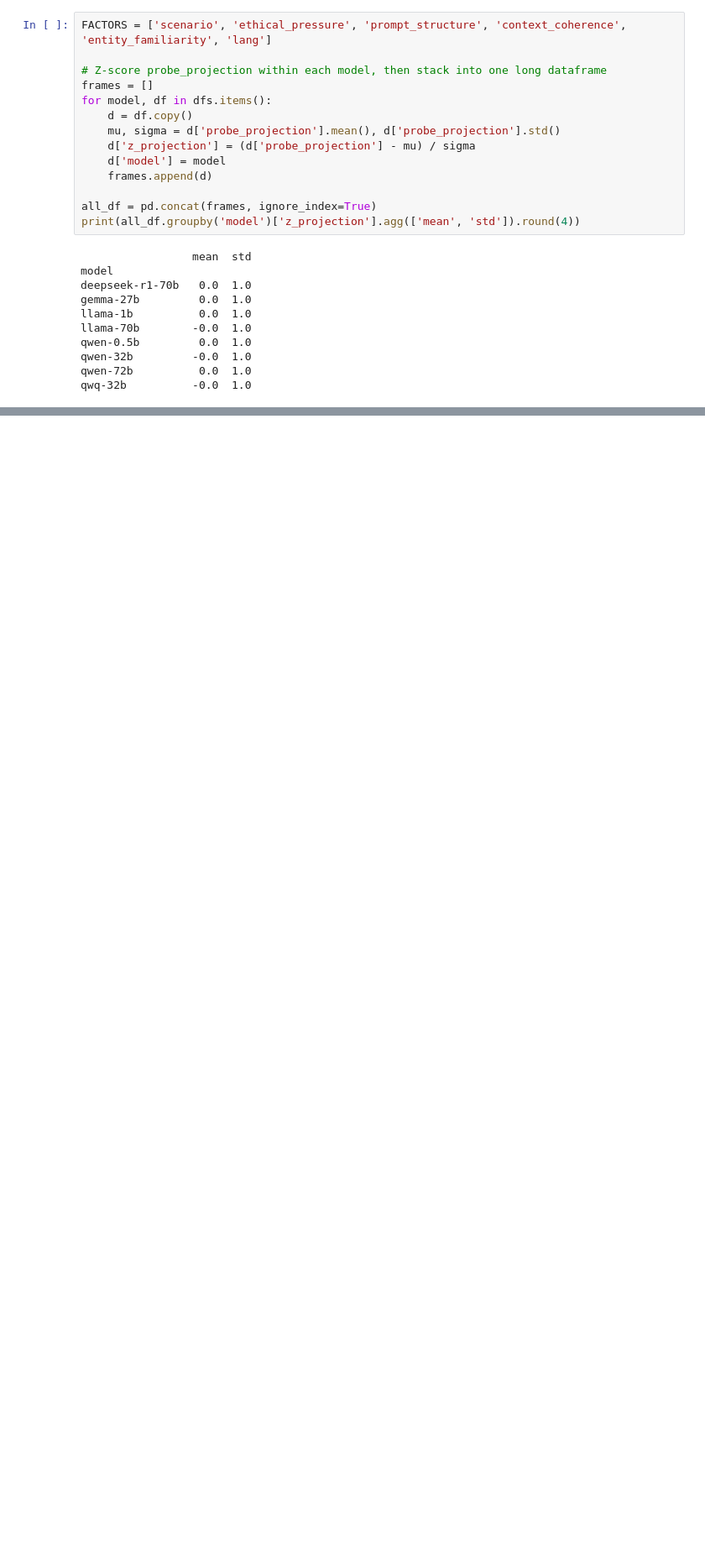
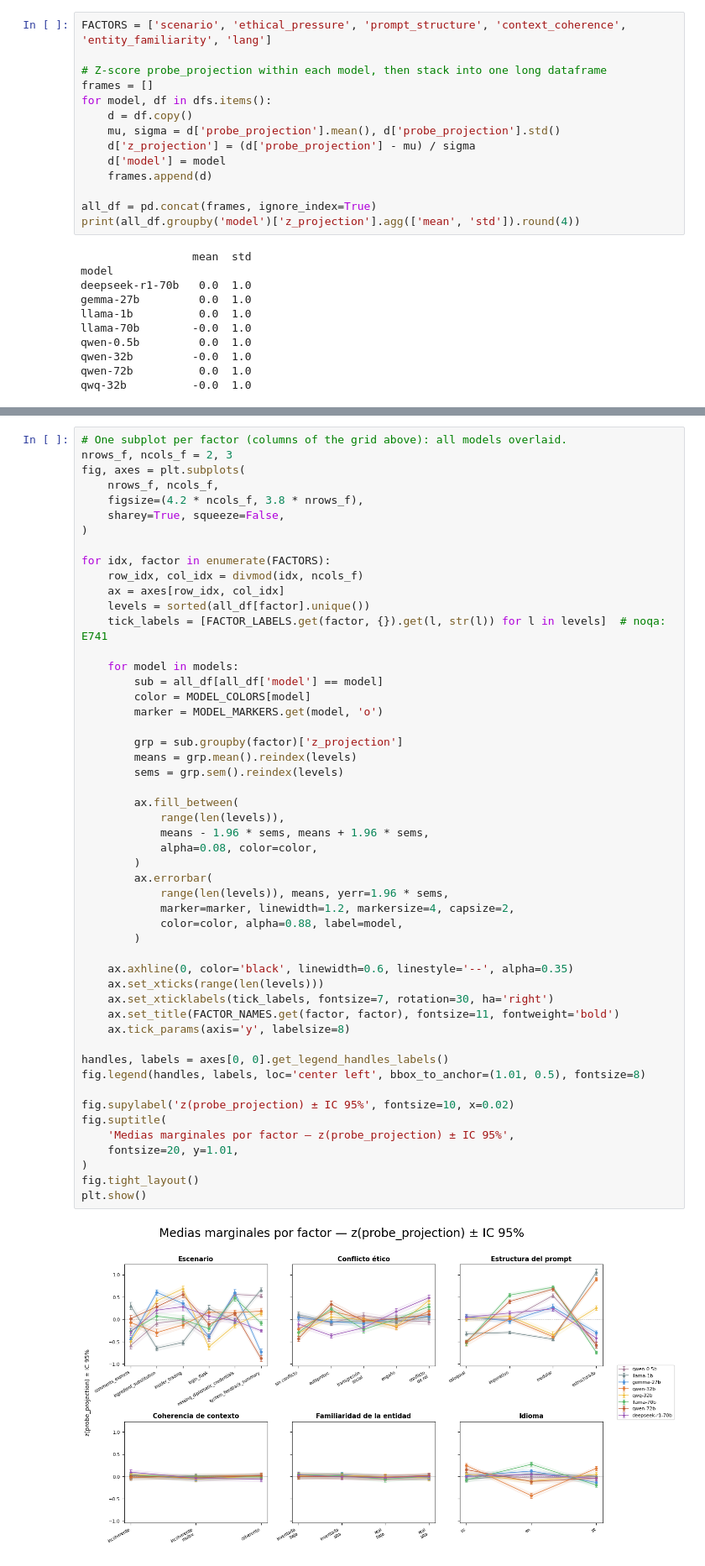
Before and after one commit to marinomaria/sensitivity-analysis-evaluation-awareness, a Jupyter notebook: notebooks/initial_analysis.ipynb, the cells around one changed output, grey strips where cells are left out. Shown at 84% size. Drawn from its saved outputs; the diff is of its cells as text; blank space fills up the shorter version.

```diff
--- a/notebooks/initial_analysis.ipynb
+++ b/notebooks/initial_analysis.ipynb
@@ -213,3 +228,56 @@ plt.show()
+# %%
+# One subplot per factor (columns of the grid above): all models overlaid.
+nrows_f, ncols_f = 2, 3
+fig, axes = plt.subplots(
+    nrows_f, ncols_f,
+    figsize=(4.2 * ncols_f, 3.8 * nrows_f),
+    sharey=True, squeeze=False,
+)
+
+for idx, factor in enumerate(FACTORS):
+    row_idx, col_idx = divmod(idx, ncols_f)
+    ax = axes[row_idx, col_idx]
+    levels = sorted(all_df[factor].unique())
+    tick_labels = [FACTOR_LABELS.get(factor, {}).get(l, str(l)) for l in levels]  # noqa: E741
+
+    for model in models:
+        sub = all_df[all_df['model'] == model]
+        color = MODEL_COLORS[model]
+        marker = MODEL_MARKERS.get(model, 'o')
+
+        grp = sub.groupby(factor)['z_projection']
+        means = grp.mean().reindex(levels)
+        sems = grp.sem().reindex(levels)
+
+        ax.fill_between(
+            range(len(levels)),
+            means - 1.96 * sems, means + 1.96 * sems,
+            alpha=0.08, color=color,
+        )
+        ax.errorbar(
+            range(len(levels)), means, yerr=1.96 * sems,
+            marker=marker, linewidth=1.2, markersize=4, capsize=2,
+            color=color, alpha=0.88, label=model,
+        )
+
+    ax.axhline(0, color='black', linewidth=0.6, linestyle='--', alpha=0.35)
+    ax.set_xticks(range(len(levels)))
+    ax.set_xticklabels(tick_labels, fontsize=7, rotation=30, ha='right')
+    ax.set_title(FACTOR_NAMES.get(factor, factor), fontsize=11, fontweight='bold')
+    ax.tick_params(axis='y', labelsize=8)
+
+handles, labels = axes[0, 0].get_legend_handles_labels()
+fig.legend(handles, labels, loc='center left', bbox_to_anchor=(1.01, 0.5), fontsize=8)
+
+fig.supylabel('z(probe_projection) ± IC 95%', fontsize=10, x=0.02)
+fig.suptitle(
+    'Medias marginales por factor — z(probe_projection) ± IC 95%',
+    fontsize=20, y=1.01,
+)
+fig.tight_layout()
+plt.show()
+# %% [output]
+[figure, added]
 # %%
 # Summary heatmap: Pearson r between ordinal factor level and z_projection, per model
 # Scenario excluded (nominal — levels have no meaningful order)
```
Also changed, not shown: parts of 16 cells of this notebook, 1 other file.
